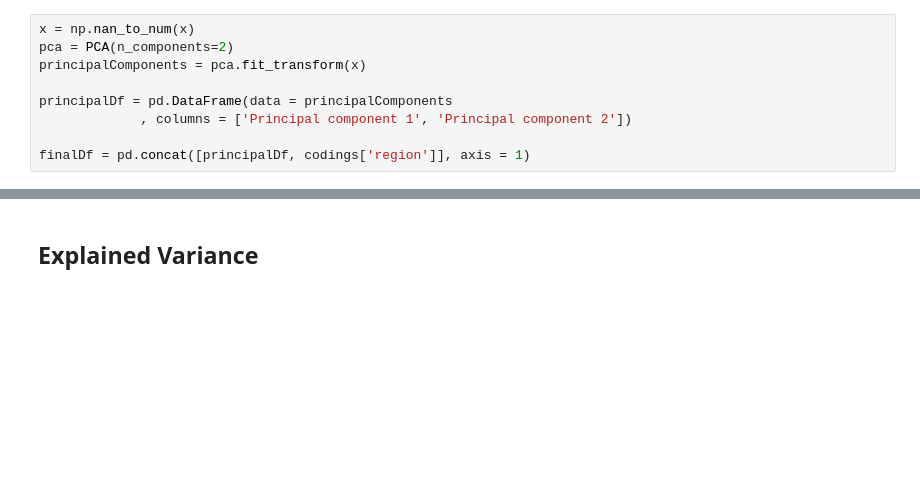
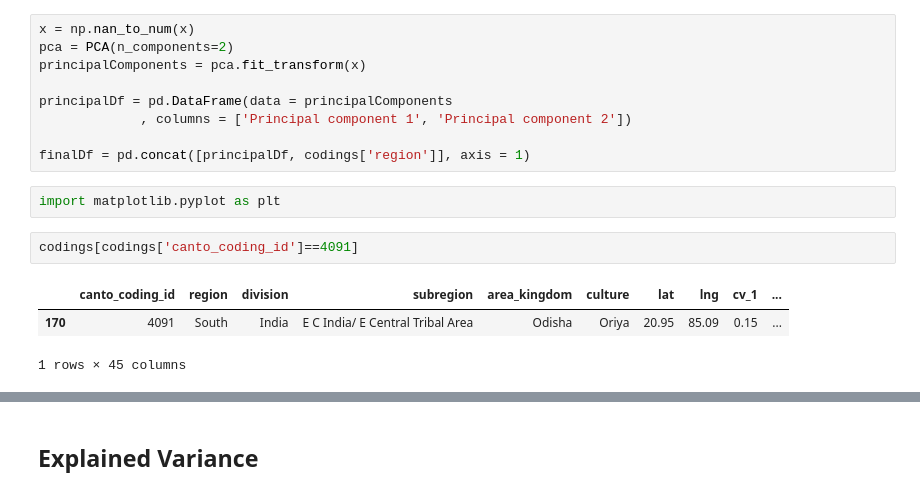
Before and after one commit to comp-music-lab/sfc-journal-2020, a Jupyter notebook: Indian Music Analysis.ipynb, the cells around one changed output, grey strips where cells are left out. Drawn from its saved outputs; the diff is of its cells as text; blank space fills up the shorter version.

```diff
--- a/Indian Music Analysis.ipynb
+++ b/Indian Music Analysis.ipynb
@@ -492,6 +453,14 @@ principalDf = pd.DataFrame(data = principalComponents
              , columns = ['Principal component 1', 'Principal component 2'])
 
 finalDf = pd.concat([principalDf, codings['region']], axis = 1)
+# %%
+import matplotlib.pyplot as plt
+# %%
+codings[codings['canto_coding_id']==4091]
+# %% [output]
+|  | canto_coding_id | region | division | subregion | area_kingdom | culture | lat | lng | cv_1 | ... |
+| 170 | 4091 | South | India | E C India/ E Central Tribal Area | Odisha | Oriya | 20.95 | 85.09 | 0.15 | ... |
+1 rows × 45 columns
 # %%
 colors = cm.get_cmap('viridis', 9232)
 
```
Also changed, not shown: parts of 8 cells of this notebook, 14 other files.
